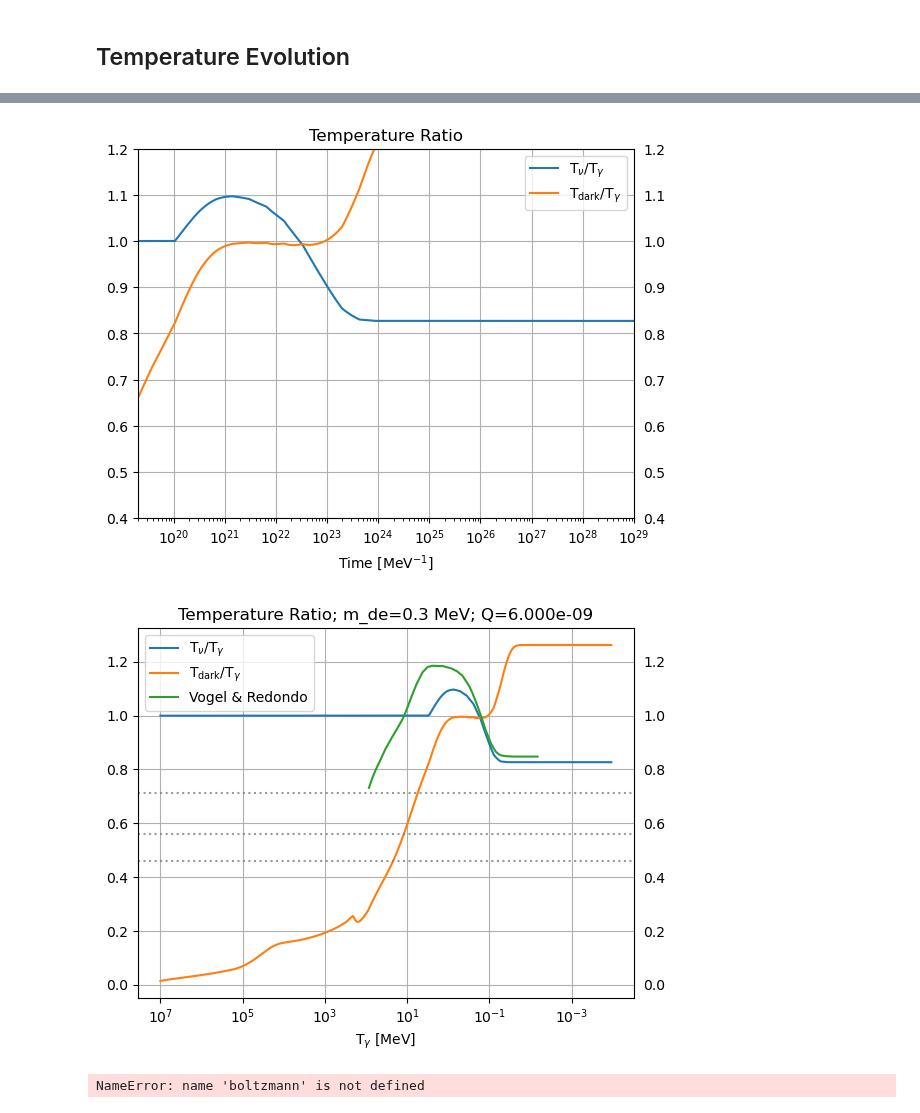
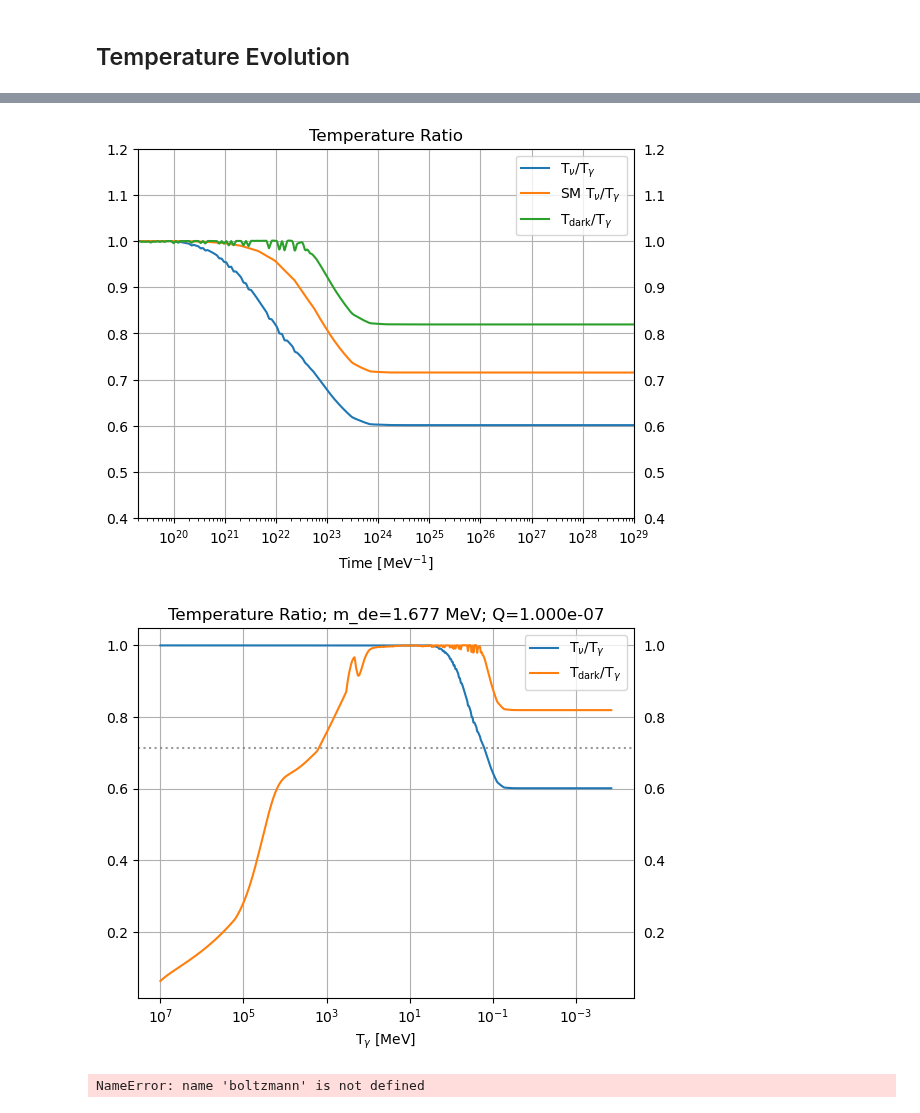
Before and after one commit to Duncan-Adams/mcp_boltzmann, a Jupyter notebook: notebooks/adm_boltzmann_solver.ipynb, the cells around one changed output, grey strips where cells are left out. Saved outputs shown, nothing was run; the diff lists cells and outputs as text; code cells hidden in the pictures.

```diff
--- a/notebooks/adm_boltzmann_solver.ipynb
+++ b/notebooks/adm_boltzmann_solver.ipynb
@@ -42,8 +42,9 @@ shelton_Q_of_M = interp1d(shelton_Q_mass_027[0], shelton_Q_mass_027[1])
 MeV = 1
 GeV = 1e3
 # %%
-m_de = 0.3*MeV
-m_dp = 0.3*MeV
+m_de = 1.677*MeV
+# m_dp = 1.60*10*MeV
+m_dp = 1.677*MeV
 
 
 c_theta_w = 0.881255
@@ -51,6 +52,7 @@ eps_VR = 6e-9
 
 Q = eps_VR/c_theta_w
 Q = 6e-9
+Q = 1e-7
 # %%
 print(f'{Q=}')
 # %% [output]
@@ -61,11 +63,11 @@ Q=6e-09
 from mcp_boltzmann.annihilation import load_ann_rate
 
 _CF_ff_de_de_I = load_ann_rate(
-    f'../output/rates/annihilation/mcp_annihilation_rate_m_{m_de}_Q_1.npz'
+    f'../output/rates/annihilation/scan/mcp_annihilation_rate_m_{m_de}_Q_1.npz'
 )
 
 _CF_ff_dp_dp_I = load_ann_rate(
-    f'../output/rates/annihilation/mcp_annihilation_rate_m_{m_dp}_Q_1.npz'
+    f'../output/rates/annihilation/scan/mcp_annihilation_rate_m_{m_dp}_Q_1.npz'
 )
 # %%
 #total annihilation rate from sm to dark sector
@@ -79,9 +81,9 @@ def CF_ann_sm_ds(T_sm, T_ds, Q):
 # %%
 from mcp_boltzmann.elastic_scattering import load_tabulated_rate
 
-mcp_coulomb_rate_de = load_tabulated_rate(f'../output/rates/coulomb/cluster/mcp_coulomb_rate_m_{m_de}_Q_1.npz')
-mcp_coulomb_rate_dp = load_tabulated_rate(f'../output/rates/coulomb/cluster/mcp_coulomb_rate_m_{m_dp}_Q_1.npz')
-mcp_coulomb_rate_F = load_tabulated_rate(f'../output/rates/coulomb/cluster/mcp_coulomb_rate_m_{m_de}_Q_1_F.npz')
+mcp_coulomb_rate_de = load_tabulated_rate(f'../output/rates/coulomb/cluster/scan/mcp_coulomb_rate_m_{m_de}_Q_1.npz')
+mcp_coulomb_rate_dp = load_tabulated_rate(f'../output/rates/coulomb/cluster/scan/mcp_coulomb_rate_m_{m_dp}_Q_1.npz')
+# mcp_coulomb_rate_F = load_tabulated_rate(f'../output/rates/coulomb/cluster/scan/mcp_coulomb_rate_m_{m_de}_Q_1_F.npz')
 # %%
 def CF_scatt_sm_ds(T_sm, T_ds, Q):
     return Q**2*(mcp_coulomb_rate_de(T_sm, T_ds) + mcp_coulomb_rate_dp(T_sm, T_ds))
@@ -243,5 +262,6 @@ fig3_1311_2600_Td_by_Tgam = load_csv('../input/fig/1311.2600_fig5_right_Td_by_Tg
 # %%
 plt.plot(time_bsm, T_nu_bsm/T_gam_bsm, label=r'T$_\nu$/T$_\gamma$')
+plt.plot(time_sm, T_nu_sm/T_gam_sm, label=r'SM T$_\nu$/T$_\gamma$')
 plt.plot(time_bsm, T_dark_bsm/T_gam_bsm, label=r'T$_{\rm dark}$/T$_\gamma$')
 plt.xscale('log')
 # plt.yscale('log')
@@ -261,42 +281,42 @@ plt.ylim(0.4, 1.2)
 
 plt.show()
 # %% [output]
-[figure, old version]
+[figure, new version]
 # %%
 plt.plot(T_gam_bsm, T_nu_bsm/T_gam_bsm, label=r'T$_\nu$/T$_\gamma$')
 plt.plot(T_gam_bsm, T_dark_bsm/T_gam_bsm, label=r'T$_{\rm dark}$/T$_\gamma$')
-plt.plot(*fig3_1311_2600_Td_by_Tgam, label='Vogel & Redondo')
+# plt.plot(*fig3_1311_2600_Td_by_Tgam, label='Vogel & Redondo')
 # plt.plot(*fig3_1311_2600_Tnu_by_Tgam, label='Vogel & Redondo - neutrinos')
 plt.xscale('log')
 # plt.yscale('log')
 
 plt.xlabel('T$_\gamma$ [MeV]')
 plt.title(f'Temperature Ratio; {m_de=} MeV; {Q=:.3e}')
 
 plt.tick_params(labelright=True, which='both')
 plt.yticks()
 plt.grid(which='both', axis='y')
 plt.grid(axis='x')
 plt.gca().invert_xaxis()
 
 
 # plt.ylim(0.6, 1.3)
 # plt.axvline(200,  color='purple', linestyle='dashed', alpha=0.5, label=r'$\Lambda_{\rm QCD}$')
 # plt.axvline(150,  color='purple', linestyle='dashed', alpha=0.5)
 
 plt.axhline((4/11)**(1/3), alpha=0.8, color='gray', linestyle='dotted')
 
-plt.axhline(0.56, alpha=0.8, color='gray', linestyle='dotted')
-plt.axhline(0.46, alpha=0.8, color='gray', linestyle='dotted')
+# plt.axhline(0.56, alpha=0.8, color='gray', linestyle='dotted')
+# plt.axhline(0.46, alpha=0.8, color='gray', linestyle='dotted')
 
 # plt.xlim(1e2, 1.1e-2)
 plt.legend()
 
 # plt.savefig('../output/figures/temp_ratio/m_03_eps_6e-9_VR_comparison.png')
 
 plt.show()
 # %% [output]
-[figure, old version]
+[figure, new version]
 # %%
 Col_tot = (
     CF_ann_sm_ds(T_gam_bsm, T_dark_bsm, Q)
```
Also changed, not shown: parts of 5 cells of this notebook, 4 other files.
